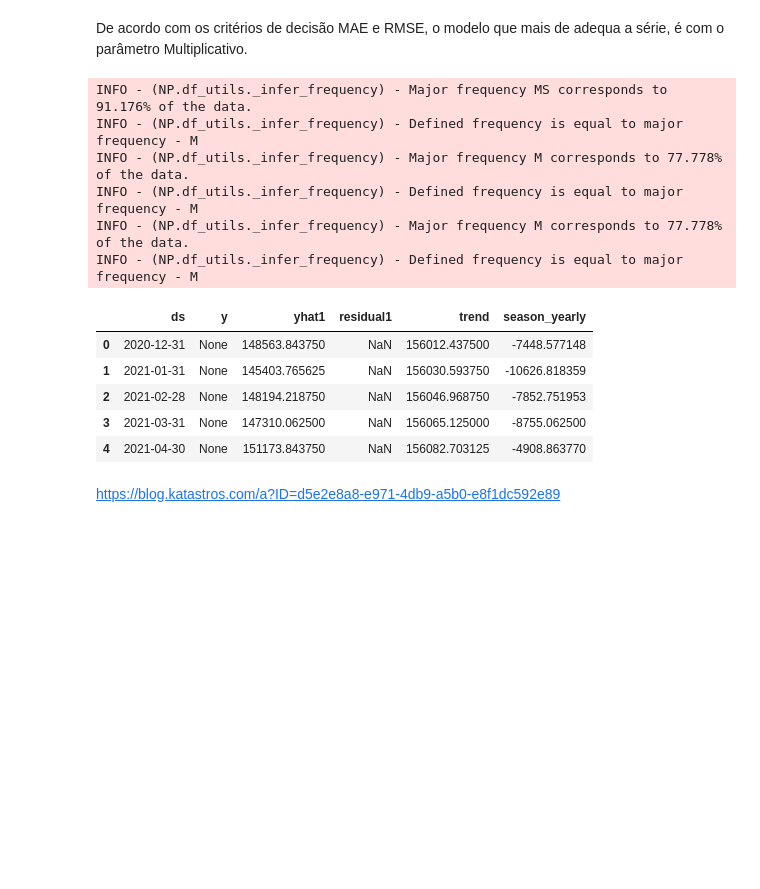
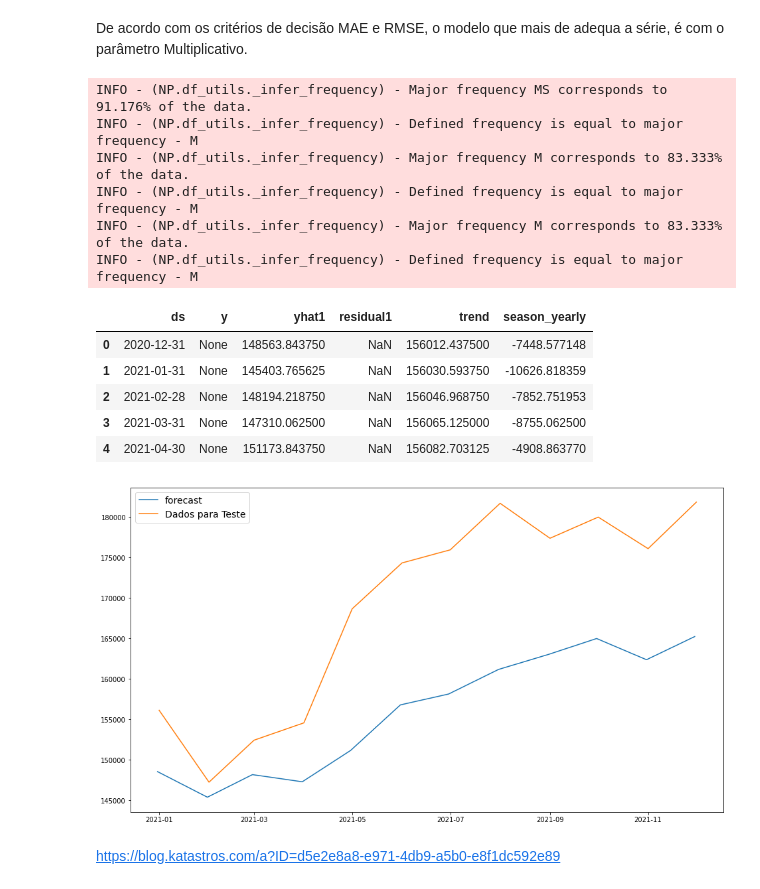
Before and after one commit to nicolycosta/RedesNeurais-SeriesTemporais, a Jupyter notebook: RNIPCA.ipynb, the cells around one changed output. Drawn from its saved outputs; the diff is of its cells as text; code cells hidden in the pictures; blank space fills up the shorter version.

```diff
--- a/RNIPCA.ipynb
+++ b/RNIPCA.ipynb
@@ -195,15 +195,15 @@ INFO - (NP.forecaster._init_train_loader) - lr-range-test selected learning rate
 # %% [markdown]
 De acordo com os critérios de decisão MAE e RMSE, o modelo que mais de adequa a série, é com o parâmetro Multiplicativo.
 # %%
-pred = modeladd.make_future_dataframe(Train, periods = 9)
+pred = modeladd.make_future_dataframe(Train, periods = 12)
 forecast = modeladd.predict(pred)
 forecast.head()
 # %% [output]
 INFO - (NP.df_utils._infer_frequency) - Major frequency MS corresponds to 91.176% of the data.
 INFO - (NP.df_utils._infer_frequency) - Defined frequency is equal to major frequency - M
-INFO - (NP.df_utils._infer_frequency) - Major frequency M corresponds to 77.778% of the data.
+INFO - (NP.df_utils._infer_frequency) - Major frequency M corresponds to 83.333% of the data.
 INFO - (NP.df_utils._infer_frequency) - Defined frequency is equal to major frequency - M
-INFO - (NP.df_utils._infer_frequency) - Major frequency M corresponds to 77.778% of the data.
+INFO - (NP.df_utils._infer_frequency) - Major frequency M corresponds to 83.333% of the data.
 INFO - (NP.df_utils._infer_frequency) - Defined frequency is equal to major frequency - M
 |  | ds | y | yhat1 | residual1 | trend | season_yearly |
 | 0 | 2020-12-31 | None | 148563.843750 | NaN | 156012.437500 | -7448.577148 |
@@ -211,5 +211,19 @@ INFO - (NP.df_utils._infer_frequency) - Defined frequency is equal to major freq
 | 2 | 2021-02-28 | None | 148194.218750 | NaN | 156046.968750 | -7852.751953 |
 | 3 | 2021-03-31 | None | 147310.062500 | NaN | 156065.125000 | -8755.062500 |
 | 4 | 2021-04-30 | None | 151173.843750 | NaN | 156082.703125 | -4908.863770 |
+# %%
+forecast_serie = forecast[['ds','yhat1']].set_index('ds').squeeze()
+TestDataFrame = Test[['ds','y']].set_index('ds').squeeze()
+TrainDataFrame = Train[['ds','y']].set_index('ds').squeeze()
+# %%
+plt.figure(figsize = (16, 9))
+
+plt.plot(forecast_serie, label = 'forecast')
+plt.plot(TestDataFrame, label = 'Dados para Teste')
+plt.legend(loc = 'upper left', prop = {'size': 14})
+
+plt.show()
+# %% [output]
+[figure, added]
 # %% [markdown]
 https://blog.katastros.com/a?ID=d5e2e8a8-e971-4db9-a5b0-e8f1dc592e89
```
